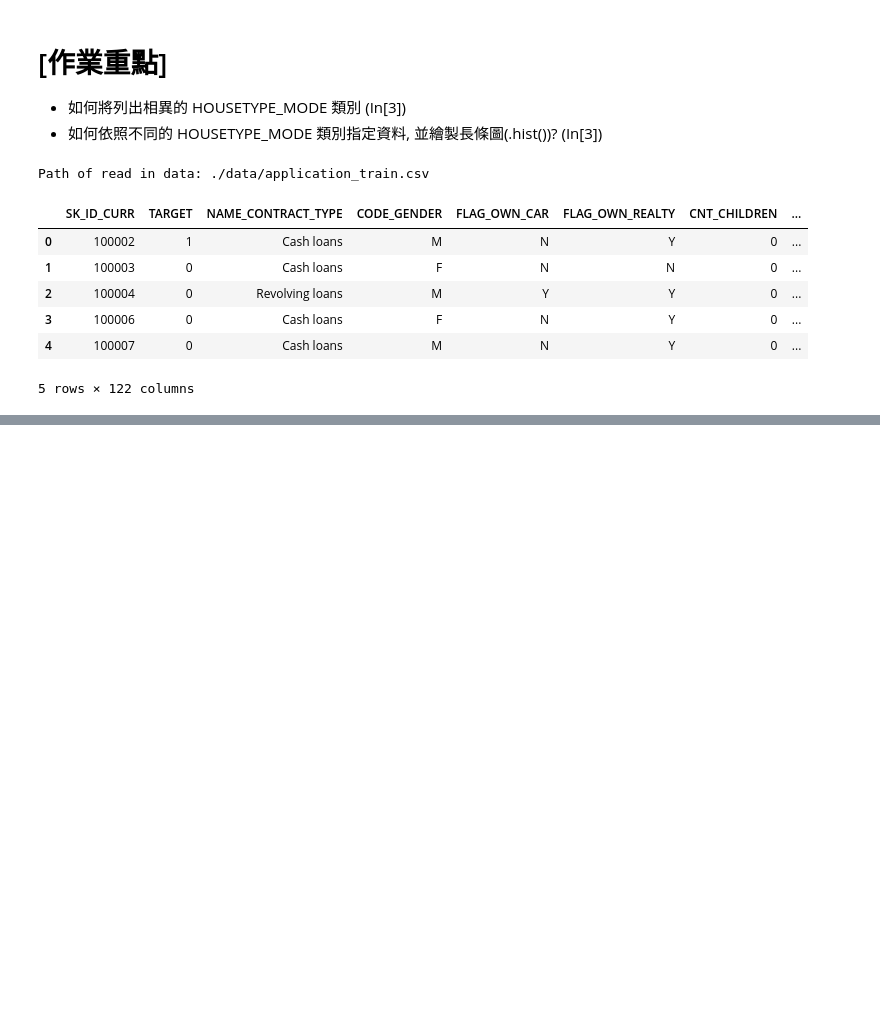
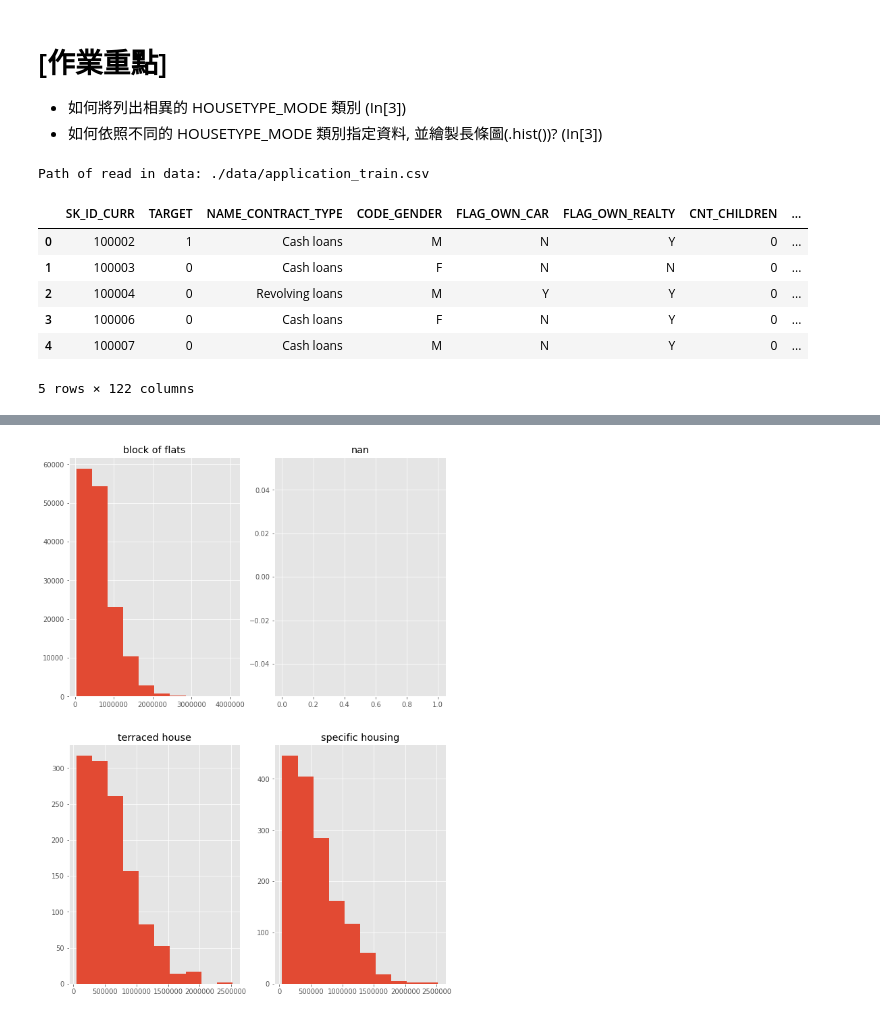
Before and after one commit to azukiyuna/3rd-ML100Days, a Jupyter notebook: homework/Day_019_HW.ipynb, the cells around one changed output, grey strips where cells are left out. Cells and saved outputs as stored; diff of their text form; code cells hidden in the pictures; blank space fills up the shorter version.

```diff
--- a/homework/Day_019_HW.ipynb
+++ b/homework/Day_019_HW.ipynb
@@ -42,20 +72,26 @@ Path of read in data: ./data/application_train.csv
 # %%
 # 使用不同的 HOUSETYPE_MODE 類別繪製圖形, 並使用 subplot 排版
 """
 Your Code Here
 """
-unique_house_type = app_train[app_train['HOUSETYPE_MODE'].notisnull()]['HOUSETYPE_MODE']
+unique_house_type = app_train['HOUSETYPE_MODE'].unique()
 
 nrows = len(unique_house_type)
 ncols = nrows // 2
 
 plt.figure(figsize=(10,30))
 for i in range(len(unique_house_type)):
     plt.subplot(nrows, ncols, i+1)
     """
     Your Code Here
     """
-    app_train.loc[ , ].hist()
+    app_train.loc[app_train['HOUSETYPE_MODE'] == unique_house_type[i], "AMT_CREDIT"].hist()
 
-    plt.title(str(unique_house_type[i]))
+    plt.title(str(unique_house_type[i])) #寫標題
 plt.show()
+
+
+# plt.subplot(row,column,idx)
+# plt.subplot 三碼如上所述, 分別表示 row總數, column總數, 本圖是第幾幅(idx)
+# %% [output]
+[figure, added]
```
Also changed, not shown: parts of 2 cells of this notebook.
